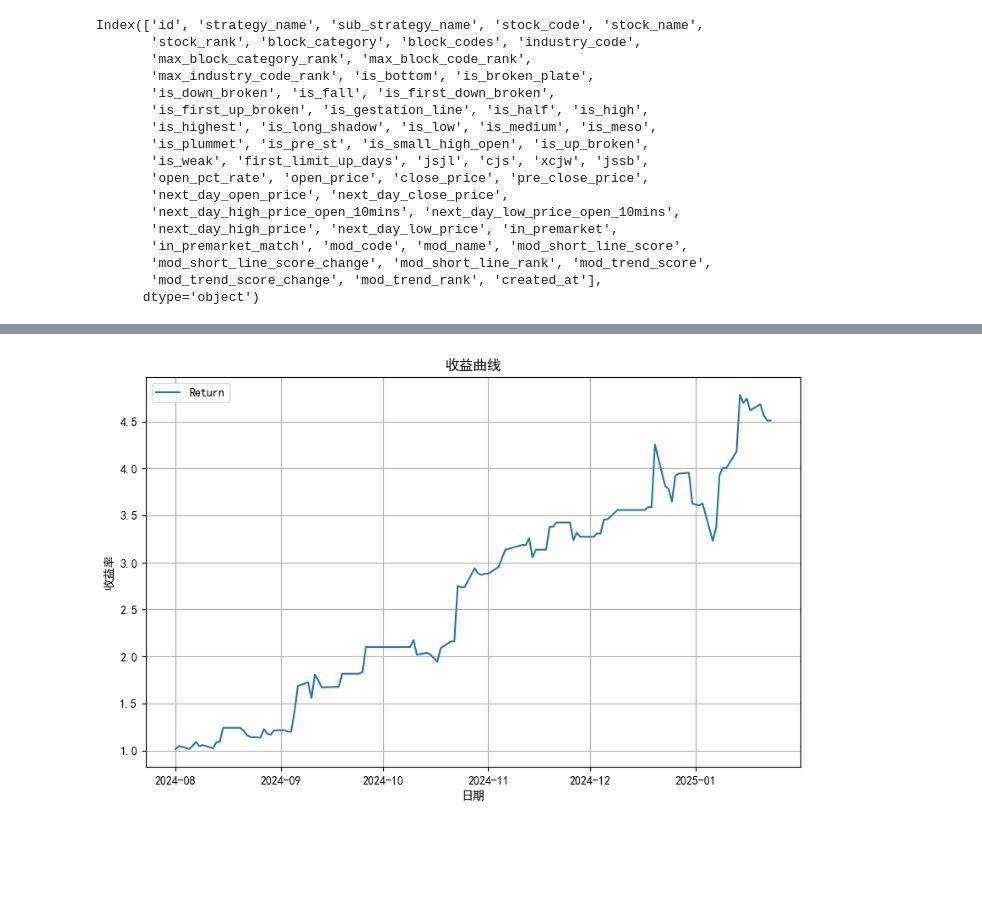
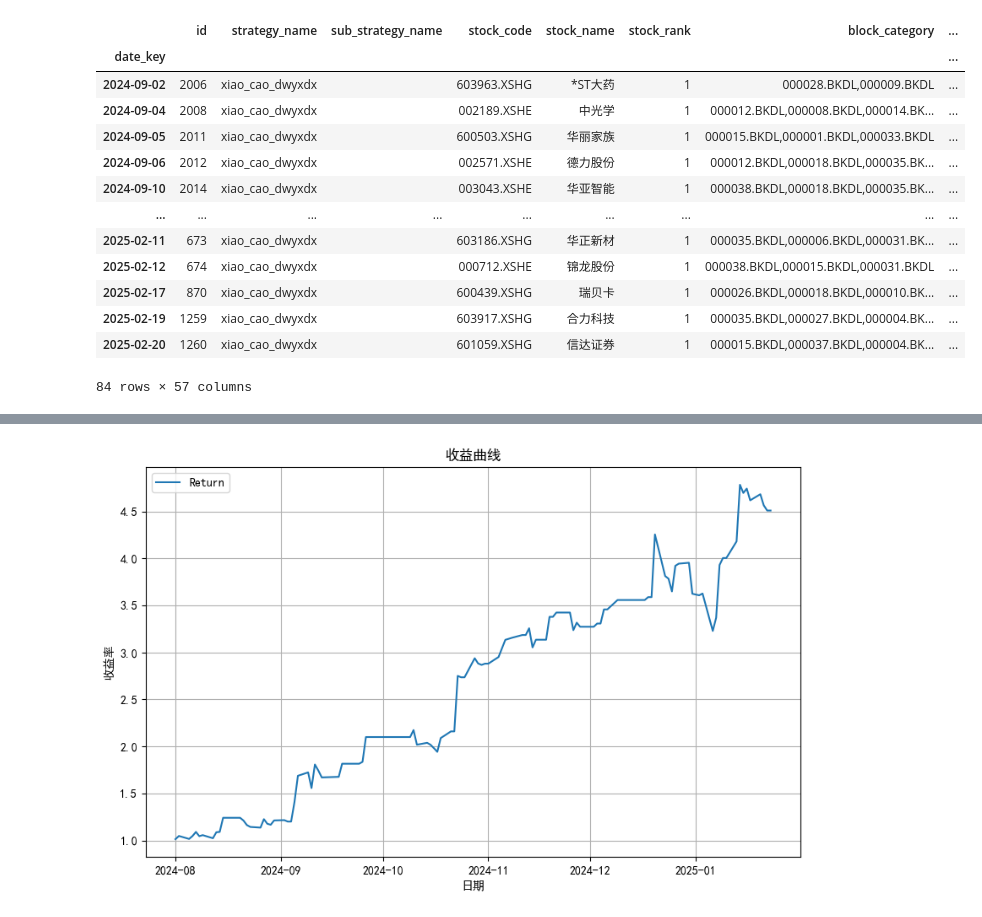
Before and after one commit to wanghw0122/tradeX, a Jupyter notebook: notebook/策略（dwyxdx) 评估 .ipynb, the cells around one changed output, grey strips where cells are left out. Cells and saved outputs as stored; diff of their text form; code cells hidden in the pictures; blank space fills up the shorter version.

```diff
--- a/notebook/策略（dwyxdx) 评估 .ipynb
+++ b/notebook/策略（dwyxdx) 评估 .ipynb
@@ -82,28 +77,26 @@ combined_df
 # %%
 combined_df = combined_df.drop(['env_json_info', 'block_category_info'], axis=1)
 
 # 将索引设置为 date_key 列
 combined_df = combined_df.set_index('date_key')
 
 # 对索引进行排序
 combined_df = combined_df.sort_index()
 
-combined_df.columns
+combined_df = combined_df[combined_df['strategy_name'] == 'xiao_cao_dwyxdx']
+combined_df
 # %% [output]
+|  | id | strategy_name | sub_strategy_name | stock_code | stock_name | stock_rank | block_category | ... |
+| date_key |  |  |  |  |  |  |  | ... |
+| 2024-09-02 | 2006 | xiao_cao_dwyxdx |  | 603963.XSHG | *ST大药 | 1 | 000028.BKDL,000009.BKDL | ... |
+| 2024-09-04 | 2008 | xiao_cao_dwyxdx |  | 002189.XSHE | 中光学 | 1 | 000012.BKDL,000008.BKDL,000014.BK... | ... |
+| 2024-09-05 | 2011 | xiao_cao_dwyxdx |  | 600503.XSHG | 华丽家族 | 1 | 000015.BKDL,000001.BKDL,000033.BKDL | ... |
+| 2024-09-06 | 2012 | xiao_cao_dwyxdx |  | 002571.XSHE | 德力股份 | 1 | 000012.BKDL,000018.BKDL,000035.BK... | ... |
+| 2024-09-10 | 2014 | xiao_cao_dwyxdx |  | 003043.XSHE | 华亚智能 | 1 | 000038.BKDL,000018.BKDL,000035.BK... | ... |
+| ... | ... | ... | ... | ... | ... | ... | ... | ... |
+| 2025-02-11 | 673 | xiao_cao_dwyxdx |  | 603186.XSHG | 华正新材 | 1 | 000035.BKDL,000006.BKDL,000031.BK... | ... |
+| 2025-02-12 | 674 | xiao_cao_dwyxdx |  | 000712.XSHE | 锦龙股份 | 1 | 000038.BKDL,000015.BKDL,000031.BKDL | ... |
+| 2025-02-17 | 870 | xiao_cao_dwyxdx |  | 600439.XSHG | 瑞贝卡 | 1 | 000026.BKDL,000018.BKDL,000010.BK... | ... |
+| 2025-02-19 | 1259 | xiao_cao_dwyxdx |  | 603917.XSHG | 合力科技 | 1 | 000035.BKDL,000027.BKDL,000004.BK... | ... |
+| 2025-02-20 | 1260 | xiao_cao_dwyxdx |  | 601059.XSHG | 信达证券 | 1 | 000015.BKDL,000037.BKDL,000004.BK... | ... |
-Index(['id', 'strategy_name', 'sub_strategy_name', 'stock_code', 'stock_name',
-       'stock_rank', 'block_category', 'block_codes', 'industry_code',
-       'max_block_category_rank', 'max_block_code_rank',
-       'max_industry_code_rank', 'is_bottom', 'is_broken_plate',
-       'is_down_broken', 'is_fall', 'is_first_down_broken',
-       'is_first_up_broken', 'is_gestation_line', 'is_half', 'is_high',
-       'is_highest', 'is_long_shadow', 'is_low', 'is_medium', 'is_meso',
-       'is_plummet', 'is_pre_st', 'is_small_high_open', 'is_up_broken',
-       'is_weak', 'first_limit_up_days', 'jsjl', 'cjs', 'xcjw', 'jssb',
-       'open_pct_rate', 'open_price', 'close_price', 'pre_close_price',
-       'next_day_open_price', 'next_day_close_price',
-       'next_day_high_price_open_10mins', 'next_day_low_price_open_10mins',
-       'next_day_high_price', 'next_day_low_price', 'in_premarket',
-       'in_premarket_match', 'mod_code', 'mod_name', 'mod_short_line_score',
-       'mod_short_line_score_change', 'mod_short_line_rank', 'mod_trend_score',
-       'mod_trend_score_change', 'mod_trend_rank', 'created_at'],
-      dtype='object')
+84 rows × 57 columns
```
Also changed, not shown: parts of 13 cells of this notebook, 4 other files.
